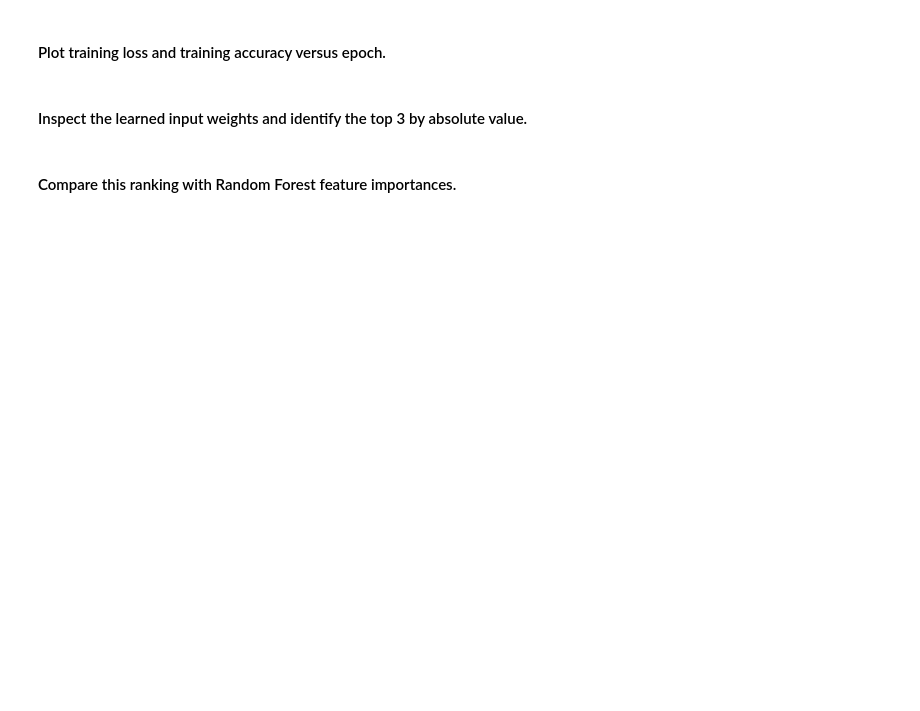
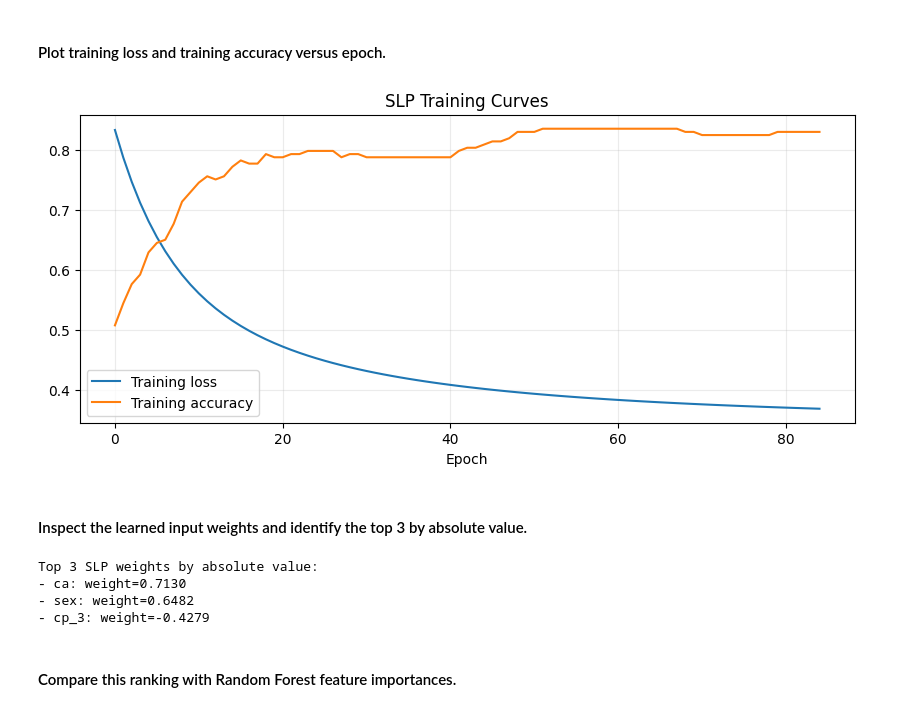
Before and after one commit to fatima-1206/DM-Heart-Disease-Prediction-System, a Jupyter notebook: notebooks/i232616_DM_ASST04.ipynb, the cells around one changed output. Drawn from its saved outputs; the diff is of its cells as text; code cells hidden in the pictures; blank space fills up the shorter version.

```diff
--- a/notebooks/i232616_DM_ASST04.ipynb
+++ b/notebooks/i232616_DM_ASST04.ipynb
@@ -1141,2 +1353,27 @@ Use the same Heart Disease dataset and 80/20 split. Implement the models in Tens
 # %% [markdown]
 #### Train with binary cross-entropy and SGD using `lr=0.01` for 100 epochs.
+# %%
+tf.keras.backend.clear_session()
+
+slp_model = build_slp_model(X_mlp_train.shape[1])
+slp_history = fit_binary_model(
+    slp_model,
+    X_mlp_train,
+    y_mlp_train,
+    X_val=X_mlp_val,
+    y_val=y_mlp_val,
+    epochs=100,
+    batch_size=16,
+    patience=10,
+    class_weight=ann_class_weight,
+)
+
+slp_train_pred, slp_train_proba = predict_binary(slp_model, X_mlp_train)
+slp_val_pred, slp_val_proba = predict_binary(slp_model, X_mlp_val)
+slp_test_pred, slp_test_proba = predict_binary(slp_model, X_ann_test)
+
+slp_metrics = binary_metrics(y_ann_test, slp_test_pred, slp_test_proba)
+
+print('SLP training complete.')
+print(f"Final training loss: {slp_history.history['loss'][-1]:.4f}")
+print(f"Final validation loss: {slp_history.history['val_loss'][-1]:.4f}")
@@ -1143,6 +1385,30 @@ Use the same Heart Disease dataset and 80/20 split. Implement the models in Tens
 # %% [markdown]
 #### Plot training loss and training accuracy versus epoch.
+# %%
+plt.figure(figsize=(10, 4))
+plt.plot(slp_history.history['loss'], label='Training loss', color='tab:blue')
+plt.plot(slp_history.history['accuracy'], label='Training accuracy', color='tab:orange')
+plt.xlabel('Epoch')
+plt.title('SLP Training Curves')
+plt.legend()
+plt.grid(alpha=0.25)
+plt.show()
+# %% [output]
+[figure, added]
 # %% [markdown]
 #### Inspect the learned input weights and identify the top 3 by absolute value.
+# %%
+slp_weights = slp_model.get_weights()[0].ravel()
+slp_weight_series = pd.Series(slp_weights, index=ann_feature_names)
+slp_top3 = slp_weight_series.abs().sort_values(ascending=False).head(3)
+
+print('Top 3 SLP weights by absolute value:')
+for feature in slp_top3.index:
+    print(f"- {feature}: weight={slp_weight_series[feature]:.4f}")
+# %% [output]
+Top 3 SLP weights by absolute value:
+- ca: weight=0.7130
+- sex: weight=0.6482
+- cp_3: weight=-0.4279
 # %% [markdown]
 #### Compare this ranking with Random Forest feature importances.
```
Also changed, not shown: parts of 43 cells of this notebook.
